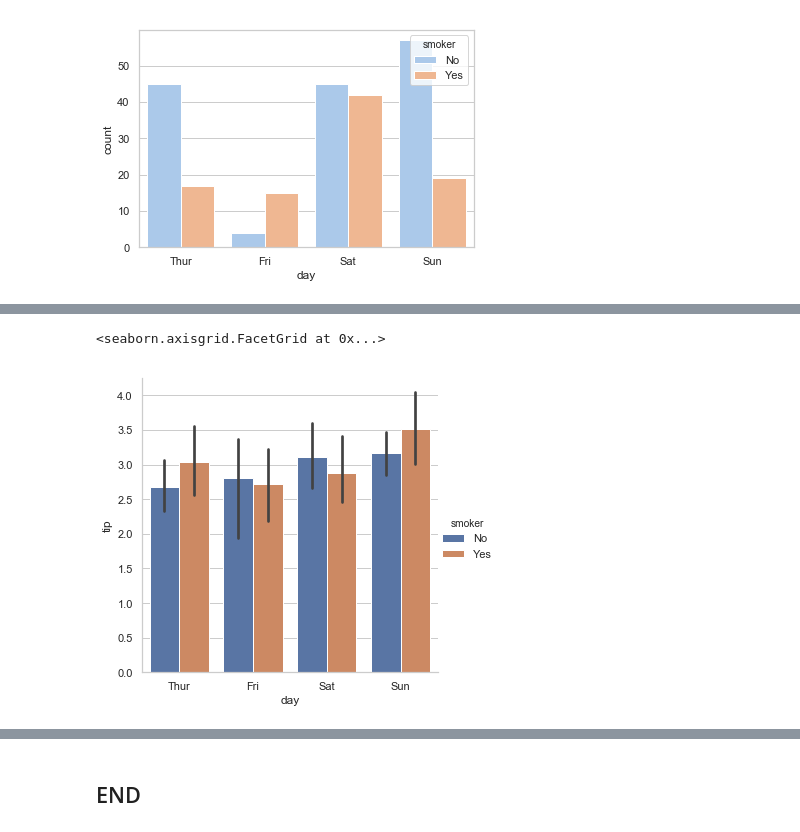
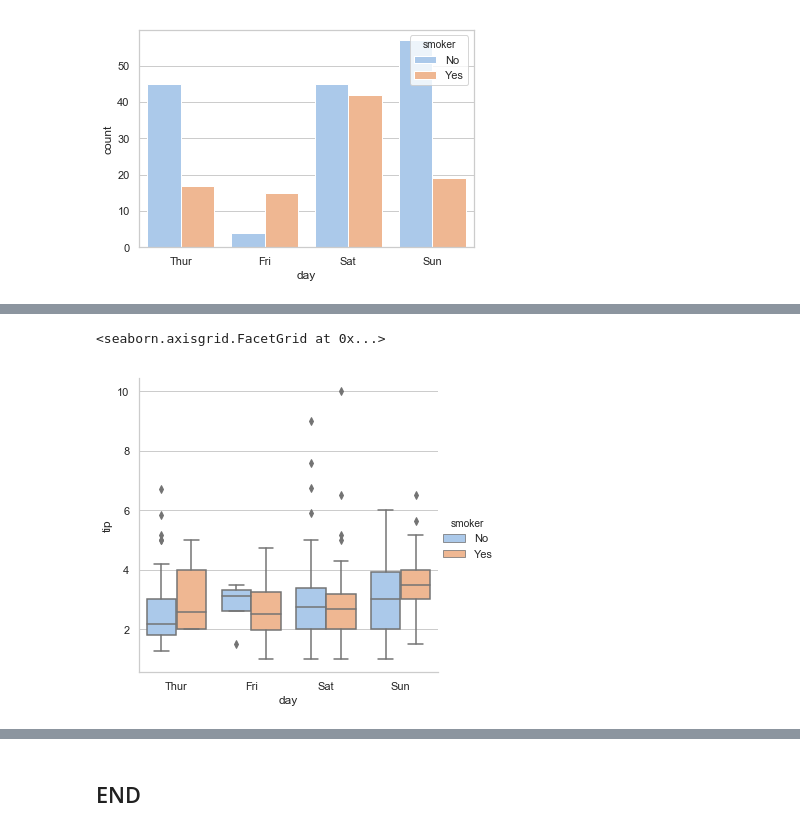
Before and after one commit to martinaobrien/FUNDAMENTALS-OF-DATA-ANALYSIS-Project-2019, a Jupyter notebook: Tips Dataset Assignment .ipynb, the cells around one changed output, grey strips where cells are left out. Saved outputs shown, nothing was run; the diff lists cells and outputs as text; code cells hidden in the pictures.

```diff
--- a/Tips Dataset Assignment .ipynb
+++ b/Tips Dataset Assignment .ipynb
@@ -69,7 +69,6 @@ import pandas as pd # importing pandas
 import matplotlib.pyplot as plt # importing matplotlib
 import seaborn as sns # importing seaborn
 import scipy.stats as ss # importing scipy
-sns.set_palette("pastel")
 # %%
 df = pd.read_csv("https://raw.githubusercontent.com/martinaobrien/FUNDAMENTALS-OF-DATA-ANALYSIS-Project-2019/master/tipsWithDay%20-%20tipsWithDay.csv")
 # importing the data set from the url with the notebook
@@ -340,6 +409,6 @@ sns.factorplot(x="day", y="total_bill", hue="smoker",
 # %%
-sns.catplot(x="day", y="tip", hue="smoker", kind="bar", data= df)
-#https://seaborn.pydata.org/tutorial/categorical.html - tips
+sns.catplot(x="day", y="tip", hue="smoker", kind="box", data=df)
+#calling a catplot to display a box plot to demonstrate the spread of tips.
 # %% [output]
 <seaborn.axisgrid.FacetGrid at 0x...>
-[figure, old version]
+[figure, new version]
```
Also changed, not shown: parts of 32 cells of this notebook, 1 other file.
